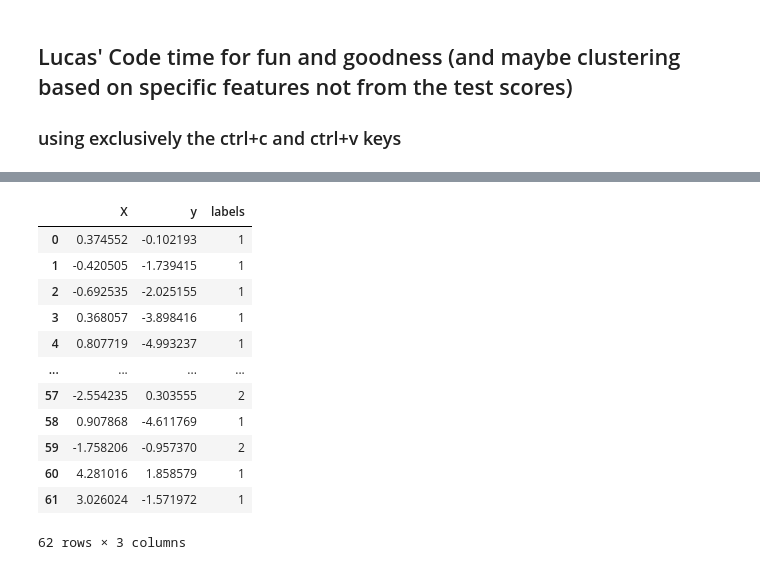
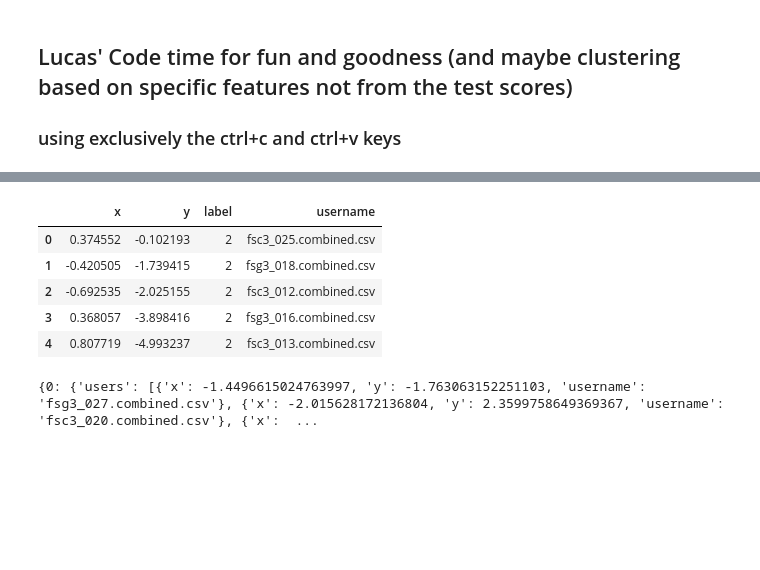
Before and after one commit to PeaceDucko/flora-lighthouse, a Jupyter notebook: main.ipynb, the cells around one changed output, grey strips where cells are left out. Saved outputs shown, nothing was run; the diff lists cells and outputs as text; code cells hidden in the pictures; blank space fills up the shorter version.

```diff
--- a/main.ipynb
+++ b/main.ipynb
@@ -312,20 +296,30 @@ user_df
-# %%
-X
-# %% [output]
-|  | X | y | labels |
-| 0 | 0.374552 | -0.102193 | 1 |
-| 1 | -0.420505 | -1.739415 | 1 |
-| 2 | -0.692535 | -2.025155 | 1 |
-| 3 | 0.368057 | -3.898416 | 1 |
-| 4 | 0.807719 | -4.993237 | 1 |
-| ... | ... | ... | ... |
-| 57 | -2.554235 | 0.303555 | 2 |
-| 58 | 0.907868 | -4.611769 | 1 |
-| 59 | -1.758206 | -0.957370 | 2 |
-| 60 | 4.281016 | 1.858579 | 1 |
-| 61 | 3.026024 | -1.571972 | 1 |
-62 rows × 3 columns
+# %%
+user_df = user_df.reset_index(drop=True) # Reset index to work with concat
+
+result_df = pd.concat([X, user_df['Username']], axis=1)
+result_df.rename(columns={"Username": "username"}, inplace=True)
+
+result_df.head()
+# %% [output]
+|  | x | y | label | username |
+| 0 | 0.374552 | -0.102193 | 2 | fsc3_025.combined.csv |
+| 1 | -0.420505 | -1.739415 | 2 | fsg3_018.combined.csv |
+| 2 | -0.692535 | -2.025155 | 2 | fsc3_012.combined.csv |
+| 3 | 0.368057 | -3.898416 | 2 | fsg3_016.combined.csv |
+| 4 | 0.807719 | -4.993237 | 2 | fsc3_013.combined.csv |
 # %%
-d = (X.groupby('labels')
-     .apply(lambda x: dict(zip(x['X'],x['y'])))
-     .to_dict())
+# d = (X.groupby('labels')
+#      .apply(lambda x: dict(zip(x['X'],x['y'])))
+#      .to_dict())
+
+result = dict()
+for label in sorted(result_df['label'].unique()):
+     label = int(label)
+
+     result[label] = {
+          'users':result_df[result_df['label'] == label].drop(columns=['label']).to_dict(orient="records")
+     }
+
+print(result)
+# %% [output]
+{0: {'users': [{'x': -1.4496615024763997, 'y': -1.763063152251103, 'username': 'fsg3_027.combined.csv'}, {'x': -2.015628172136804, 'y': 2.3599758649369367, 'username': 'fsc3_020.combined.csv'}, {'x':  ...
```
Also changed, not shown: parts of 4 cells of this notebook.
